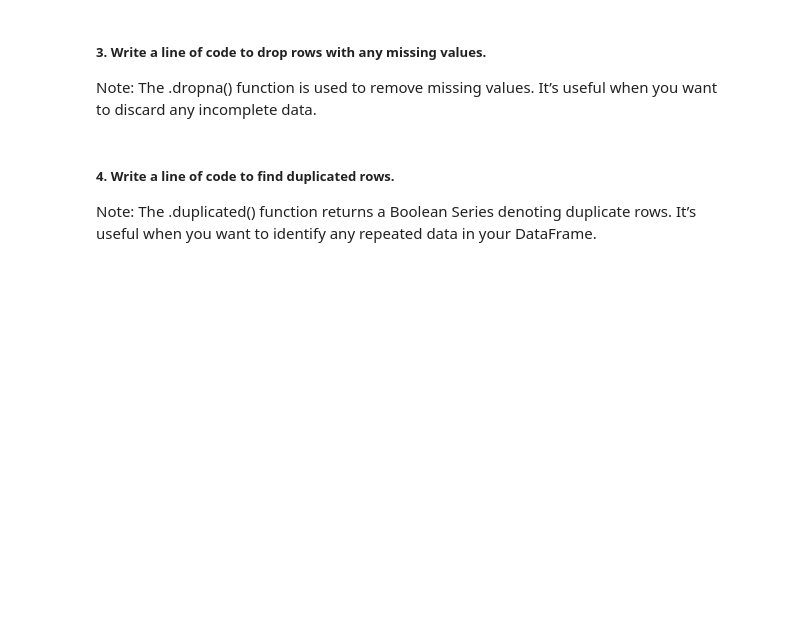
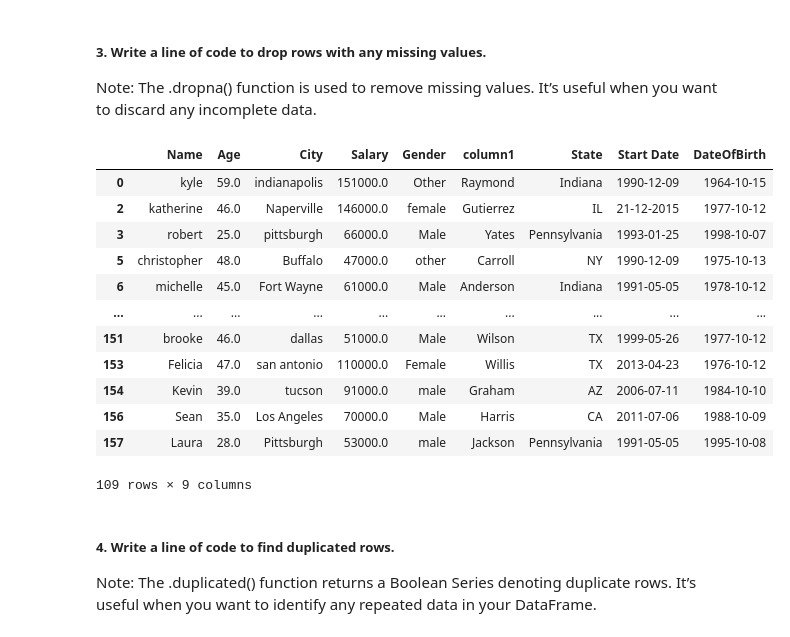
Before and after one commit to Teddeakin/Year-2-Artificial-intelligence, a Jupyter notebook: session3/04-1 Introduction to Python Pandas.ipynb, the cells around one changed output. Cells and saved outputs as stored; diff of their text form; code cells hidden in the pictures; blank space fills up the shorter version.

````diff
--- a/session3/04-1 Introduction to Python Pandas.ipynb
+++ b/session3/04-1 Introduction to Python Pandas.ipynb
@@ -77,6 +138,8 @@ When reading a CSV file with pandas, you can specify the separator using the sep
 If not specified, pandas will assume the separator is a comma.
 
 It’s important to know what separator is used in your data file to correctly load it into a DataFrame.
+# %%
+df = pd.read_csv('separator.csv', sep=';')
 # %% [markdown]
 ##### 7. Write a line of code to get the shape of the DataFrame.
 
@@ -119,10 +269,28 @@ This demonstrates the function of the mean function and utlises imputation, but
 ```
 
 Note: The .fillna() function is used to fill NA/NaN values using the specified method which can be a constant or a DataFrame method like mean, median etc.
+# %%
+df["Age"].fillna(value=df["Age"].mean(),  inplace=True)
 # %% [markdown]
 ##### 3. Write a line of code to drop rows with any missing values.
 
 Note: The .dropna() function is used to remove missing values. It’s useful when you want to discard any incomplete data.
+# %%
+df.dropna()
+# %% [output]
+|  | Name | Age | City | Salary | Gender | column1 | State | Start Date | DateOfBirth |
+| 0 | kyle | 59.0 | indianapolis | 151000.0 | Other | Raymond | Indiana | 1990-12-09 | 1964-10-15 |
+| 2 | katherine | 46.0 | Naperville | 146000.0 | female | Gutierrez | IL | 21-12-2015 | 1977-10-12 |
+| 3 | robert | 25.0 | pittsburgh | 66000.0 | Male | Yates | Pennsylvania | 1993-01-25 | 1998-10-07 |
+| 5 | christopher | 48.0 | Buffalo | 47000.0 | other | Carroll | NY | 1990-12-09 | 1975-10-13 |
+| 6 | michelle | 45.0 | Fort Wayne | 61000.0 | Male | Anderson | Indiana | 1991-05-05 | 1978-10-12 |
+| ... | ... | ... | ... | ... | ... | ... | ... | ... | ... |
+| 151 | brooke | 46.0 | dallas | 51000.0 | Male | Wilson | TX | 1999-05-26 | 1977-10-12 |
+| 153 | Felicia | 47.0 | san antonio | 110000.0 | Female | Willis | TX | 2013-04-23 | 1976-10-12 |
+| 154 | Kevin | 39.0 | tucson | 91000.0 | male | Graham | AZ | 2006-07-11 | 1984-10-10 |
+| 156 | Sean | 35.0 | Los Angeles | 70000.0 | Male | Harris | CA | 2011-07-06 | 1988-10-09 |
+| 157 | Laura | 28.0 | Pittsburgh | 53000.0 | male | Jackson | Pennsylvania | 1991-05-05 | 1995-10-08 |
+109 rows × 9 columns
 # %% [markdown]
 ##### 4. Write a line of code to find duplicated rows.
 
````
Also changed, not shown: parts of 23 cells of this notebook, 2 other files.
